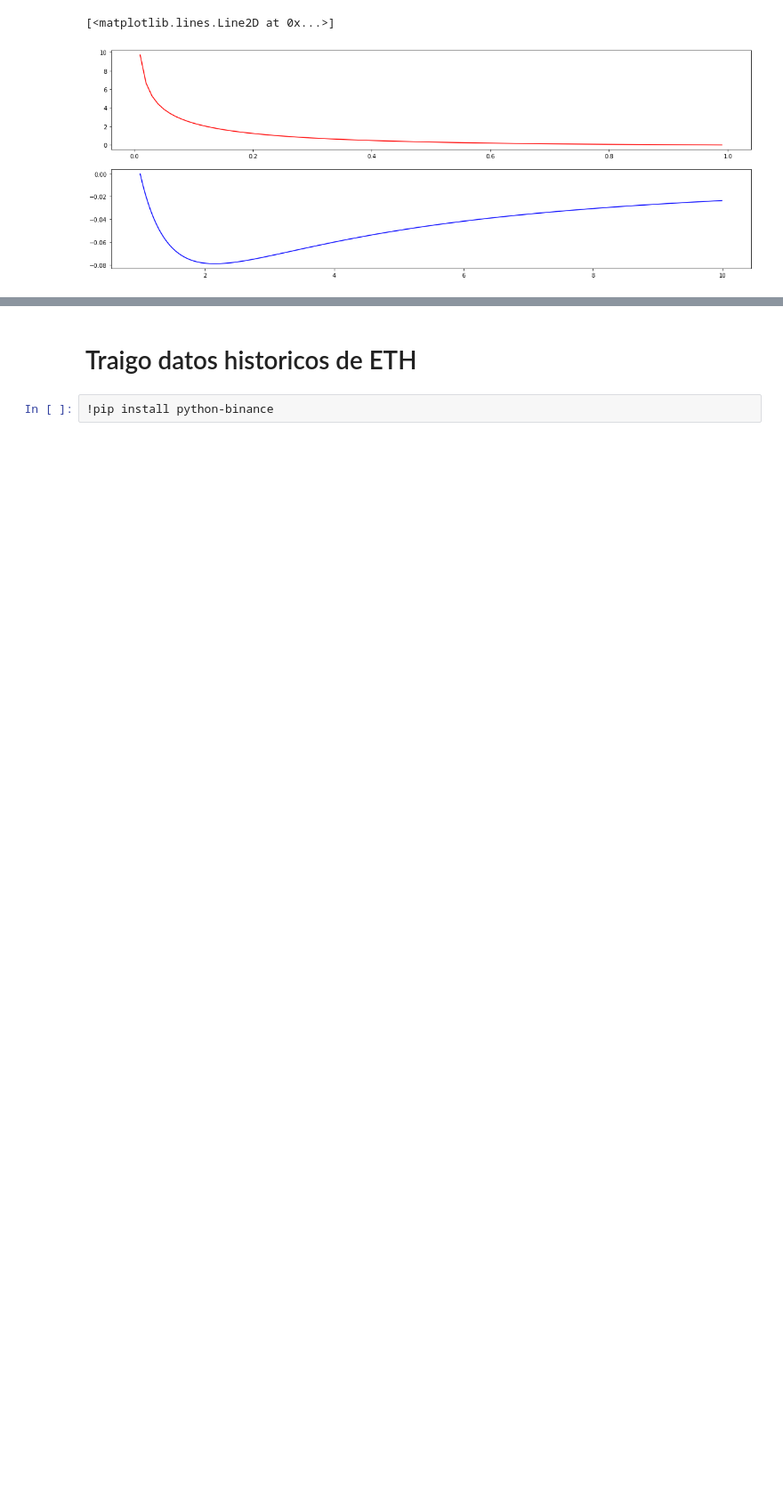
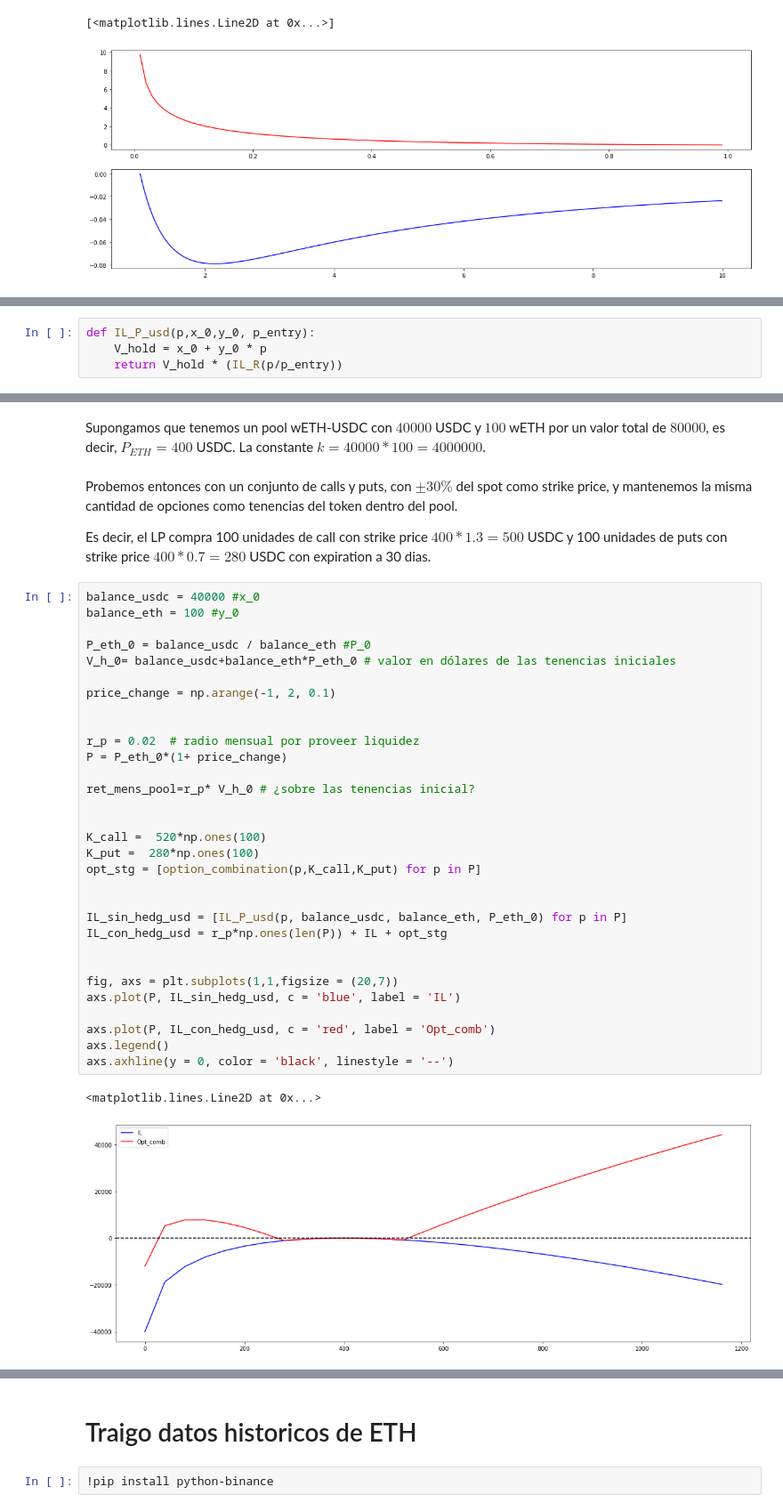
Before and after one commit to aguumg/Impermanent-Loss-Hedger, a Jupyter notebook: colabs/strategy _with _options.ipynb, the cells around one changed output, grey strips where cells are left out. Shown at 89% size. Cells and saved outputs as stored; diff of their text form; blank space fills up the shorter version.

Commit message:
cambios en strategy_with_options
Quite lo que no se estaba usando, como balanceo del pool.

```diff
--- a/colabs/strategy _with _options.ipynb
+++ b/colabs/strategy _with _options.ipynb
@@ -217,0 +211,4 @@ axs[1].plot(R_plus, IL_derivada_R(R_plus), c='blue')
+# %%
+def IL_P_usd(p,x_0,y_0, p_entry):
+    V_hold = x_0 + y_0 * p
+    return V_hold * (IL_R(p/p_entry))
@@ -217,0 +239,42 @@ axs[1].plot(R_plus, IL_derivada_R(R_plus), c='blue')
+# %% [markdown]
+
+Supongamos que tenemos un pool wETH-USDC con $40000$ USDC y $100$ wETH por un valor total de $80000$, es decir, $P_{ETH} = 400$ USDC. La constante $k = 40000*100=4000000$.
+# %% [markdown]
+
+Probemos entonces con un conjunto de calls y puts, con $\pm 30\%$ del spot como strike price, y mantenemos la misma cantidad de opciones como tenencias del token dentro del pool.
+
+Es decir, el LP compra 100 unidades de call con strike price $400*1.3 = 500$ USDC y 100 unidades de puts con strike price $400*0.7 = 280$ USDC con expiration a 30 dias.
+# %%
+balance_usdc = 40000 #x_0
+balance_eth = 100 #y_0
+
+P_eth_0 = balance_usdc / balance_eth #P_0
+V_h_0= balance_usdc+balance_eth*P_eth_0 # valor en dólares de las tenencias iniciales
+
+price_change = np.arange(-1, 2, 0.1)
+
+
+r_p = 0.02  # radio mensual por proveer liquidez
+P = P_eth_0*(1+ price_change)
+
+ret_mens_pool=r_p* V_h_0 # ¿sobre las tenencias inicial?
+
+
+K_call =  520*np.ones(100)
+K_put =  280*np.ones(100)
+opt_stg = [option_combination(p,K_call,K_put) for p in P]
+
+
+IL_sin_hedg_usd = [IL_P_usd(p, balance_usdc, balance_eth, P_eth_0) for p in P]
+IL_con_hedg_usd = r_p*np.ones(len(P)) + IL + opt_stg
+
+
+fig, axs = plt.subplots(1,1,figsize = (20,7))
+axs.plot(P, IL_sin_hedg_usd, c = 'blue', label = 'IL')
+
+axs.plot(P, IL_con_hedg_usd, c = 'red', label = 'Opt_comb')
+axs.legend()
+axs.axhline(y = 0, color = 'black', linestyle = '--')
+# %% [output]
+<matplotlib.lines.Line2D at 0x...>
+[figure, added]
```
Also changed, not shown: parts of 57 cells of this notebook.
